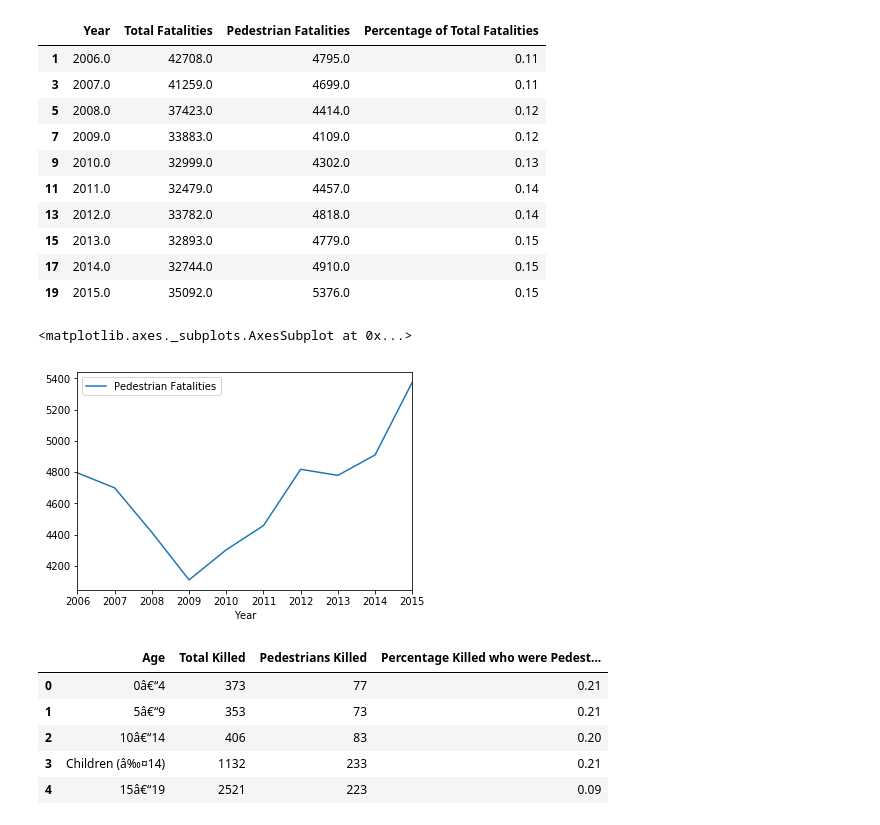
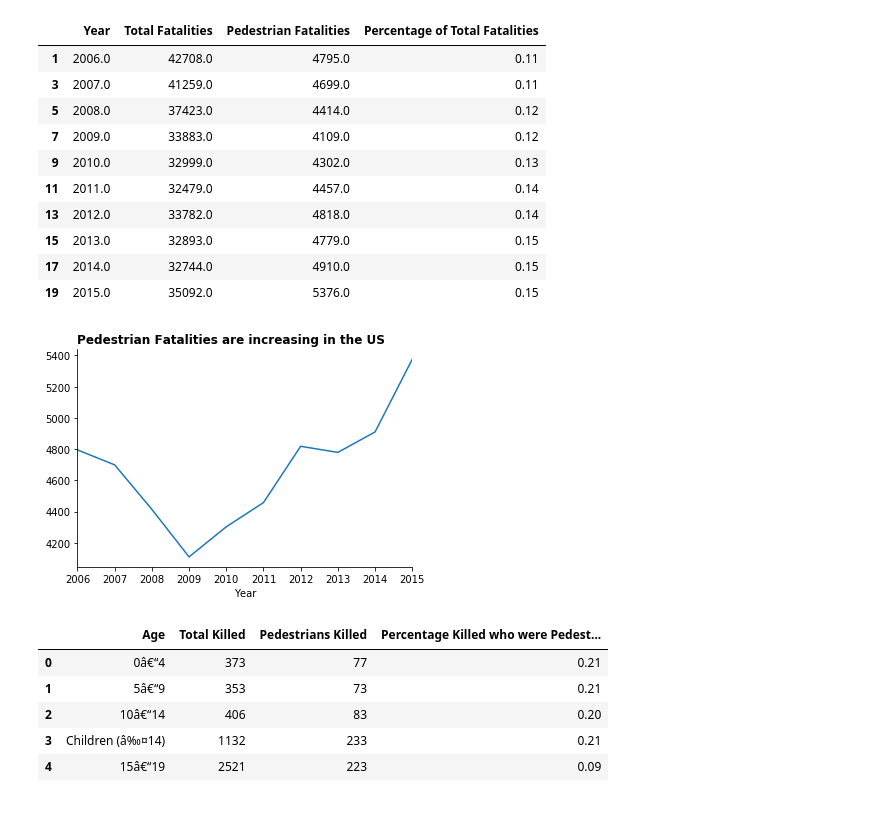
Before and after one commit to JulienAssouline/data-studios-projects, a Jupyter notebook: code/Project_2/Pedestrian fatalities.ipynb, the cells around one changed output. Saved outputs shown, nothing was run; the diff lists cells and outputs as text; code cells hidden in the pictures.

```diff
--- a/code/Project_2/Pedestrian fatalities.ipynb
+++ b/code/Project_2/Pedestrian fatalities.ipynb
@@ -29,11 +31,20 @@ by_year
 | 15 | 2013.0 | 32893.0 | 4779.0 | 0.15 |
 | 17 | 2014.0 | 32744.0 | 4910.0 | 0.15 |
 | 19 | 2015.0 | 35092.0 | 5376.0 | 0.15 |
-# %%
-by_year.plot(kind = "line", x="Year", y ="Pedestrian Fatalities")
-# %% [output]
-<matplotlib.axes._subplots.AxesSubplot at 0x...>
-[figure, removed]
+# %%
+import matplotlib.pyplot as plt
+
+import matplotlib
+matplotlib.rcParams["pdf.fonttype"] = 42
+# %%
+ax = by_year.plot(kind = "line", x="Year", y ="Pedestrian Fatalities", legend = False)
+ax.set_title("Pedestrian Fatalities are increasing in the US", loc='left', fontweight="bold")
+ax.spines['right'].set_visible(False)
+ax.spines['top'].set_visible(False)
+
+plt.savefig("US_pedestrians_fatalities.pdf")
+# %% [output]
+[figure, added]
 # %%
 by_age.head()
 # %% [output]
```
Also changed, not shown: parts of 84 cells of this notebook, 55 other files.
